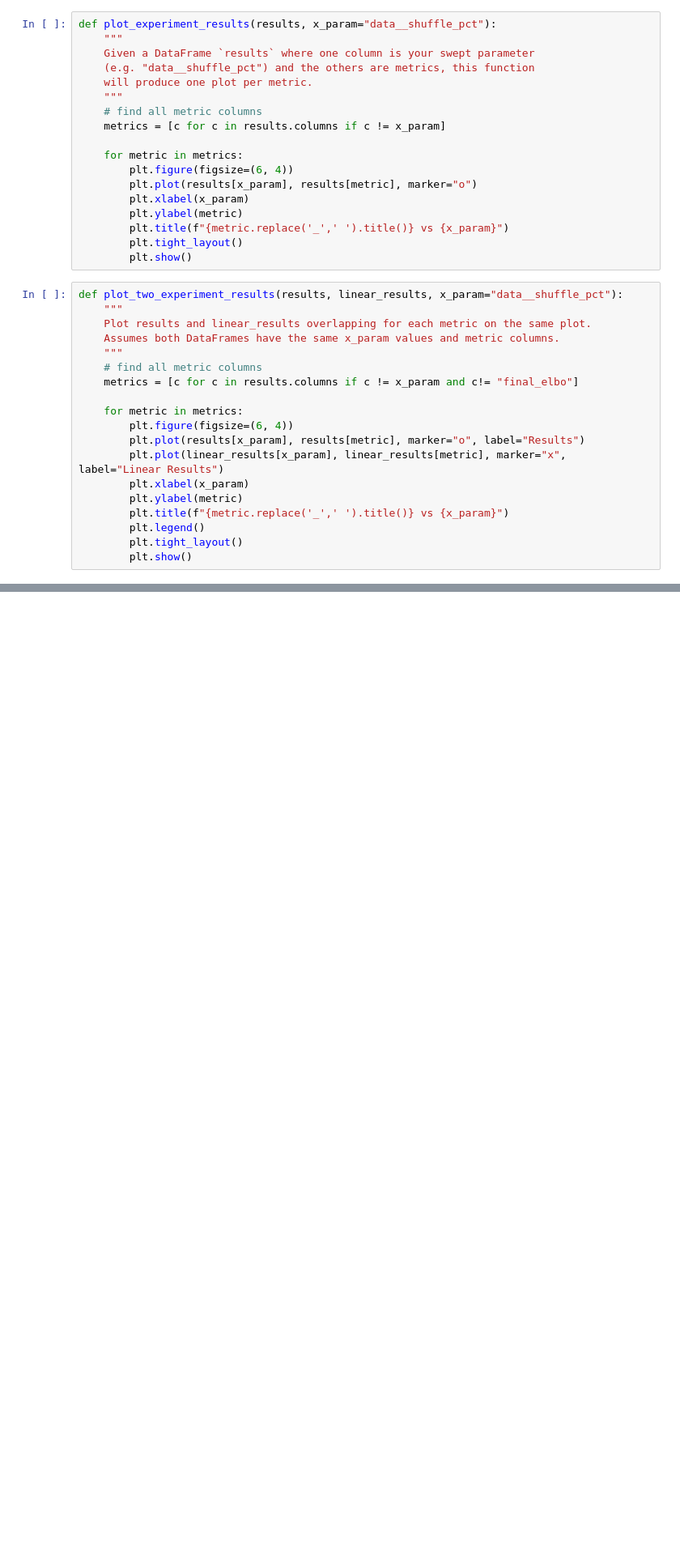
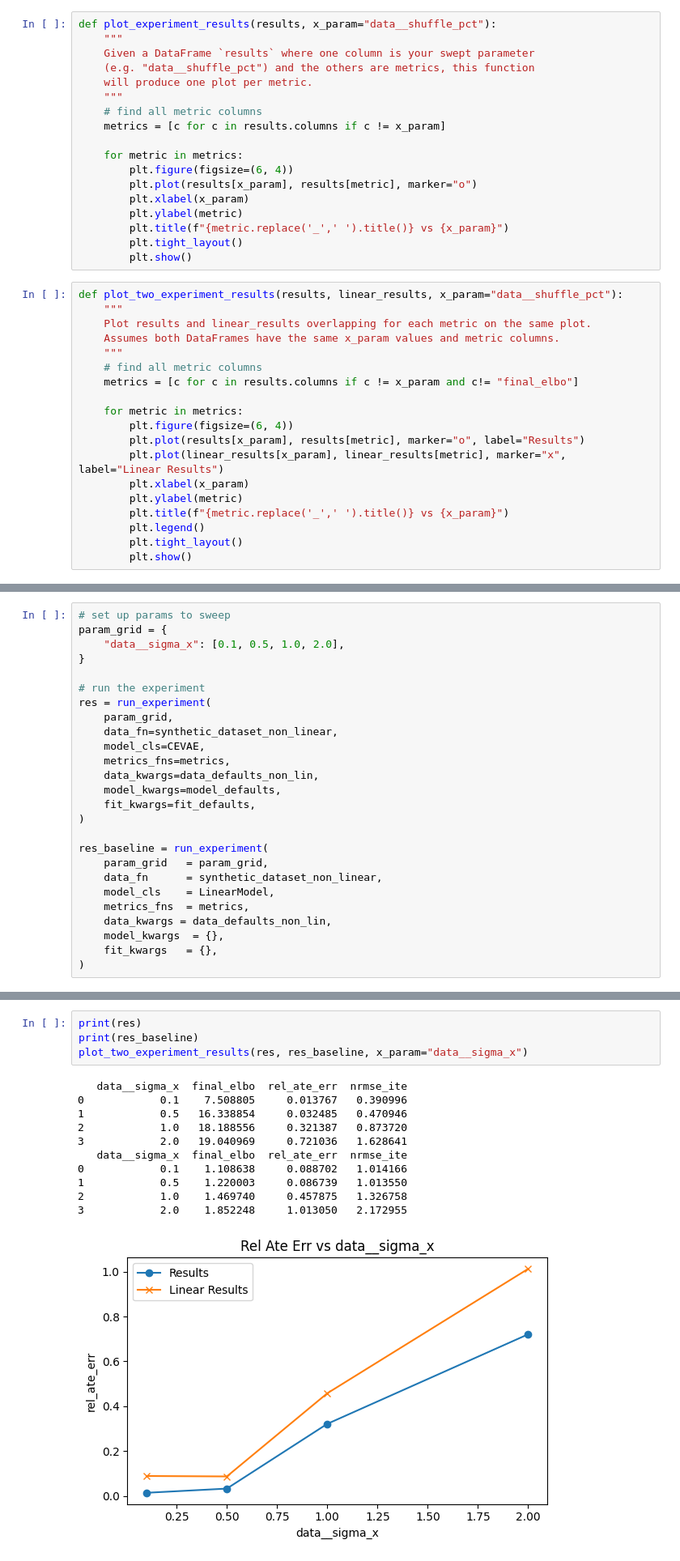
Before and after one commit to christianfaccio/causal_machine_learning, a Jupyter notebook: src/causal_effect_inference.ipynb, the cells around one changed output, grey strips where cells are left out. Shown at 81% size. Saved outputs shown, nothing was run; the diff lists cells and outputs as text; blank space fills up the shorter version.

```diff
--- a/src/causal_effect_inference.ipynb
+++ b/src/causal_effect_inference.ipynb
@@ -689,0 +739,26 @@ plot_experiment_results(results)
+# %%
+# set up params to sweep
+param_grid = {
+    "data__sigma_x": [0.1, 0.5, 1.0, 2.0],
+}
+
+# run the experiment
+res = run_experiment(
+    param_grid,
+    data_fn=synthetic_dataset_non_linear,
+    model_cls=CEVAE,
+    metrics_fns=metrics,
+    data_kwargs=data_defaults_non_lin,
+    model_kwargs=model_defaults,
+    fit_kwargs=fit_defaults,
+)
+
+res_baseline = run_experiment(
+    param_grid   = param_grid,
+    data_fn      = synthetic_dataset_non_linear,
+    model_cls    = LinearModel,
+    metrics_fns  = metrics,
+    data_kwargs = data_defaults_non_lin,
+    model_kwargs  = {},
+    fit_kwargs   = {},
+)
@@ -689,0 +786,16 @@ plot_experiment_results(results)
+# %%
+print(res)
+print(res_baseline)
+plot_two_experiment_results(res, res_baseline, x_param="data__sigma_x")
+# %% [output]
+   data__sigma_x  final_elbo  rel_ate_err  nrmse_ite
+0            0.1    7.508805     0.013767   0.390996
+1            0.5   16.338854     0.032485   0.470946
+2            1.0   18.188556     0.321387   0.873720
+3            2.0   19.040969     0.721036   1.628641
+   data__sigma_x  final_elbo  rel_ate_err  nrmse_ite
+0            0.1    1.108638     0.088702   1.014166
+1            0.5    1.220003     0.086739   1.013550
+2            1.0    1.469740     0.457875   1.326758
+3            2.0    1.852248     1.013050   2.172955
+[figure, added]
```
Also changed, not shown: parts of 63 cells of this notebook, 4 other files.
